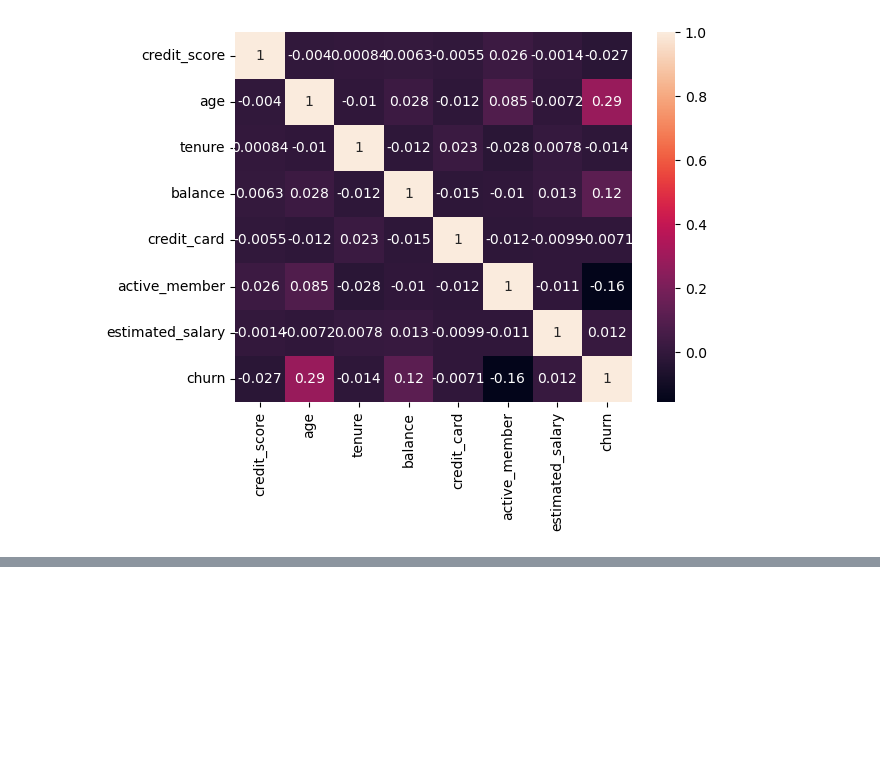
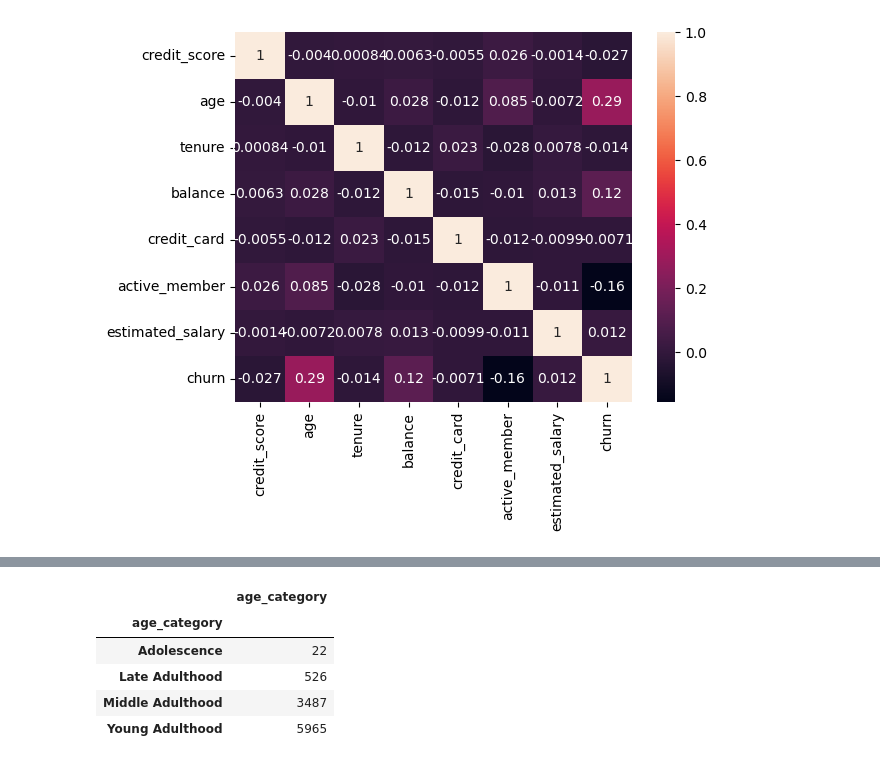
Before and after one commit to bakasheddy/RetainMe-Predicting-Customer-Retention, a Jupyter notebook: Notebook.ipynb, the cells around one changed output, grey strips where cells are left out. Cells and saved outputs as stored; diff of their text form; code cells hidden in the pictures; blank space fills up the shorter version.

```diff
--- a/Notebook.ipynb
+++ b/Notebook.ipynb
@@ -162,0 +149,9 @@ plt.show()
+# %%
+x
+# %% [output]
+|  | age_category |
+| age_category |  |
+| Adolescence | 22 |
+| Late Adulthood | 526 |
+| Middle Adulthood | 3487 |
+| Young Adulthood | 5965 |
```
Also changed, not shown: parts of 10 cells of this notebook.
